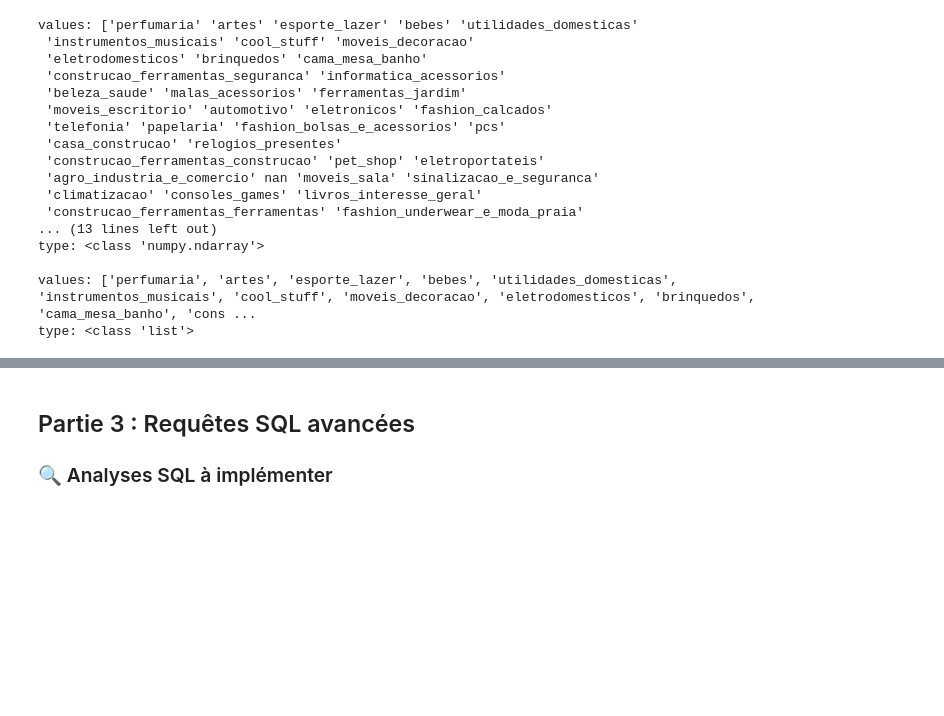
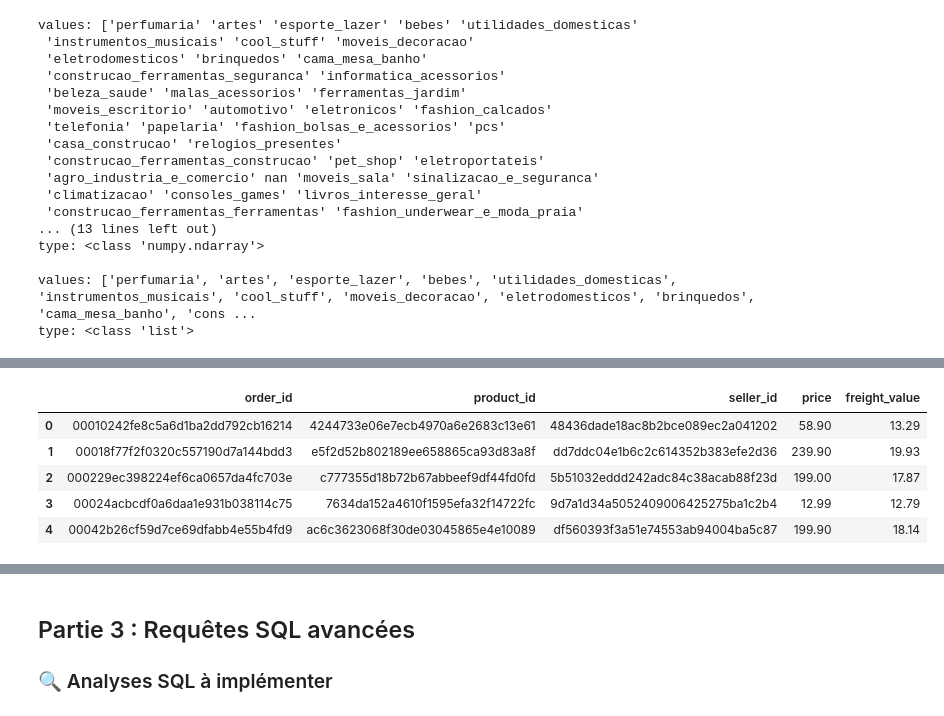
Before and after one commit to 17matb/data-analysis-solution, a Jupyter notebook: Notebook_2_Analyse_e_commerce_avec_PostgreSQL_en_ligne.ipynb, the cells around one changed output, grey strips where cells are left out. Drawn from its saved outputs; the diff is of its cells as text; code cells hidden in the pictures; blank space fills up the shorter version.

```diff
--- a/Notebook_2_Analyse_e_commerce_avec_PostgreSQL_en_ligne.ipynb
+++ b/Notebook_2_Analyse_e_commerce_avec_PostgreSQL_en_ligne.ipynb
@@ -261,0 +278,9 @@ create_tables()
+# %%
+# drop unused columns
+df_sellers = df_sellers.drop('seller_zip_code_prefix', axis='columns')
+df_products = df_products.drop(['product_name_lenght', 'product_description_lenght', 'product_photos_qty', 'product_length_cm', 'product_height_cm', 'product_width_cm'], axis=1)
+df_customers = df_customers.drop(['customer_unique_id', 'customer_zip_code_prefix'], axis=1)
+df_orders = df_orders.drop(['order_approved_at', 'order_delivered_carrier_date', 'order_estimated_delivery_date'], axis=1)
+df_order_items = df_order_items.drop(['order_item_id', 'shipping_limit_date'], axis=1)
+
+df_customers.head()
@@ -261,0 +294,13 @@ create_tables()
+# %%
+# rename columns
+df_products = df_products.rename({'product_category_name':'product_category'}, axis=1)
+df_orders = df_orders.rename({'order_purchase_timestamp':'order_date', 'order_delivered_customer_date':'order_delivered_date'}, axis=1)
+
+df_order_items.head()
+# %% [output]
+|  | order_id | product_id | seller_id | price | freight_value |
+| 0 | 00010242fe8c5a6d1ba2dd792cb16214 | 4244733e06e7ecb4970a6e2683c13e61 | 48436dade18ac8b2bce089ec2a041202 | 58.90 | 13.29 |
+| 1 | 00018f77f2f0320c557190d7a144bdd3 | e5f2d52b802189ee658865ca93d83a8f | dd7ddc04e1b6c2c614352b383efe2d36 | 239.90 | 19.93 |
+| 2 | 000229ec398224ef6ca0657da4fc703e | c777355d18b72b67abbeef9df44fd0fd | 5b51032eddd242adc84c38acab88f23d | 199.00 | 17.87 |
+| 3 | 00024acbcdf0a6daa1e931b038114c75 | 7634da152a4610f1595efa32f14722fc | 9d7a1d34a5052409006425275ba1c2b4 | 12.99 | 12.79 |
+| 4 | 00042b26cf59d7ce69dfabb4e55b4fd9 | ac6c3623068f30de03045865e4e10089 | df560393f3a51e74553ab94004ba5c87 | 199.90 | 18.14 |
```
Also changed, not shown: parts of 7 cells of this notebook, 1 other file.
